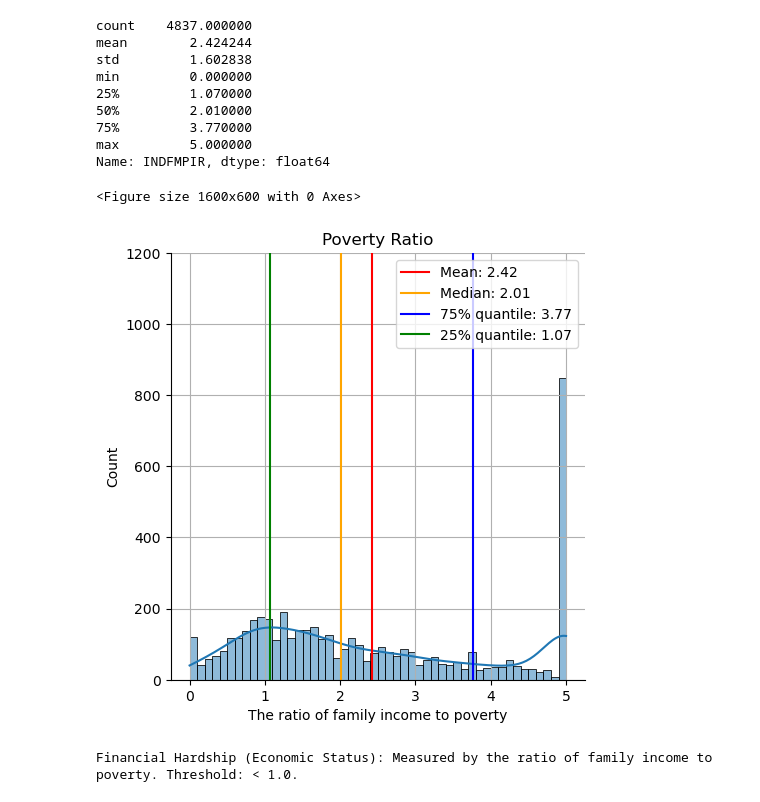
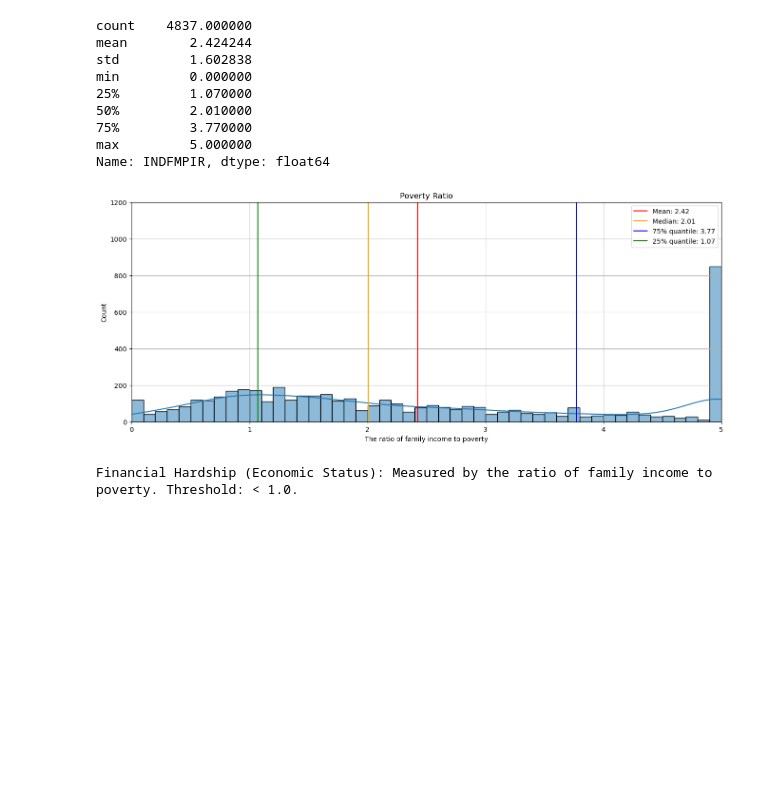
Before and after one commit to jahokas/statistics, a Jupyter notebook: nhanes_study.ipynb, the cells around one changed output. Saved outputs shown, nothing was run; the diff lists cells and outputs as text; code cells hidden in the pictures; blank space fills up the shorter version.

Commit message:
Basic plots done

```diff
--- a/nhanes_study.ipynb
+++ b/nhanes_study.ipynb
@@ -343,21 +336,22 @@ max         5.000000
 Name: INDFMPIR, dtype: float64
 # %%
 plt.figure(figsize=(16, 6))  # Set the figure size, width=16, height=6
-sns.displot(da, x="INDFMPIR", kde=True, bins=50)
+sns.histplot(da, x="INDFMPIR", kde=True, bins=50)
+# sns.displot(da, x="INDFMPIR", kde=True, bins=50)
+# sns.histplot(da, x="INDFMPIR", kde=True, bins=50, stat='density')
 plt.title("Poverty Ratio")
 plt.xlabel('The ratio of family income to poverty')
 plt.axvline(x = np.mean(da["INDFMPIR"]), color="red", label=f'Mean: {np.mean(da["INDFMPIR"]):.2f}')
 plt.axvline(x = np.median(da["INDFMPIR"]), color="orange", label=f'Median: {np.median(da["INDFMPIR"]):.2f}')
 plt.axvline(x = da["INDFMPIR"].quantile(0.75), color="blue", label=f'75% quantile: {da["INDFMPIR"].quantile(0.75):.2f}')
 plt.axvline(x = da["INDFMPIR"].quantile(0.25), color="green", label=f'25% quantile: {da["INDFMPIR"].quantile(0.25):.2f}')
 plt.legend()
 plt.grid(True)
-# plt.xlim([0, 5])
+plt.xlim([0, 5])
 plt.ylim([0, 1200])
 plt.show()
 # %% [output]
-<Figure size 1600x600 with 0 Axes>
-[figure, old version]
+[figure, new version]
 # %%
 # Poverty status of the population
 da["income_rate"] = pd.cut(da.INDFMPIR, [0, 1, 2, 3, 4, 5]) # Create age strata based on these cut points
```
Also changed, not shown: parts of 36 cells of this notebook.
